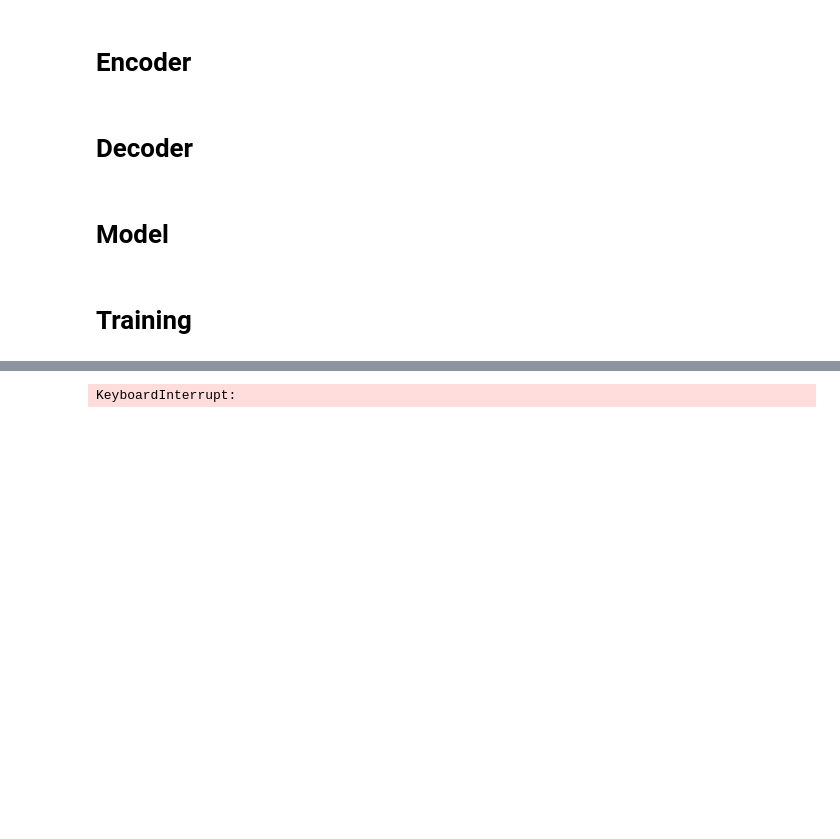
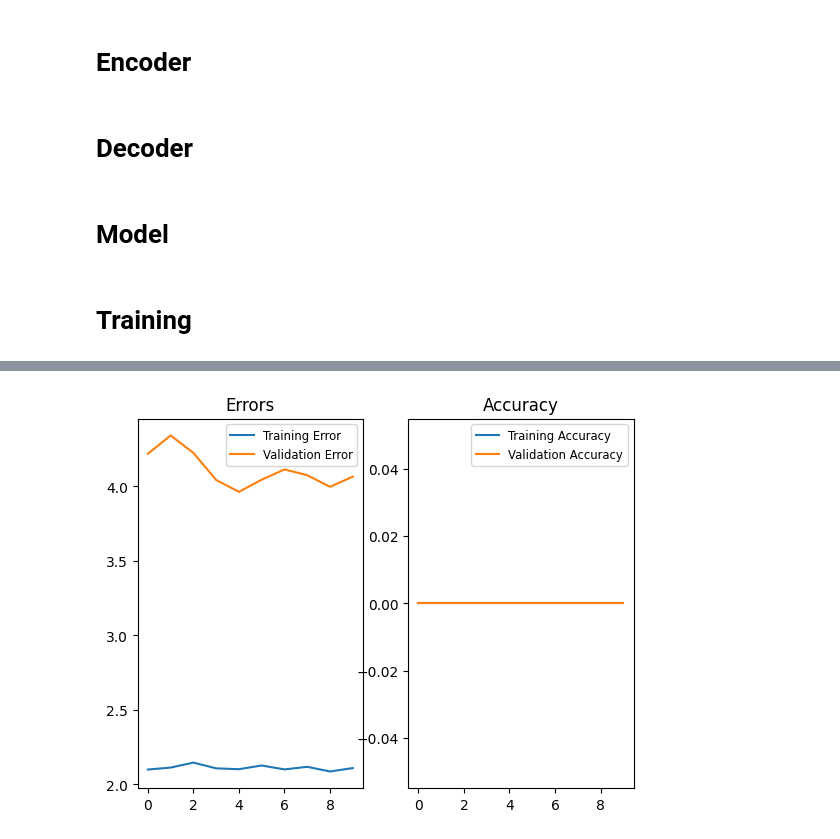
Before and after one commit to madhes23/CS6910_Assignment_3, a Jupyter notebook: main_copy.ipynb, the cells around one changed output, grey strips where cells are left out. Saved outputs shown, nothing was run; the diff lists cells and outputs as text; code cells hidden in the pictures; blank space fills up the shorter version.

Commit message:
added graphs and corrected teacher forcing

```diff
--- a/main_copy.ipynb
+++ b/main_copy.ipynb
@@ -224,7 +223,7 @@ class Seq2Seq(nn.Module):
         self.enc_to_dec = nn.Linear(encoder_layers*D, decoder_layers*D)
         self.rnn_class = decoder.rnn_class #we use same rnn in both encoder and decoder
 
-    def forward(self, source, target, teacher_force_ratio=0.5):
+    def forward(self, source, target, teacher_force_ratio=0):
         """source : (source_len, N) - not sure
         teacher_forching_ratio : probability in which original values is favored over predicted values
                                 if 0 : predicted values is passed for all chars in target
@@ -332,8 +331,8 @@ class Seq2Seq(nn.Module):
             no_of_batch = 0
             running_accuracy = 0
             for i in range(0, len(soruce_strings), batch_size):
-                inp_data = string_to_tensor(preprocess(soruce_strings[i:i+batch_size], start_token, end_token, pad_token), en_l2i).transpose(0,1)
-                target = string_to_tensor(preprocess(target_strings[i:i+batch_size], start_token, end_token, pad_token), tr_l2i).transpose(0,1)
+                inp_data = string_to_tensor(preprocess(soruce_strings[i:i+batch_size], start_token, end_token, pad_token), en_l2i, unk_token).transpose(0,1)
+                target = string_to_tensor(preprocess(target_strings[i:i+batch_size], start_token, end_token, pad_token), tr_l2i, unk_token).transpose(0,1)
 
                 output = self(inp_data, target)
                 running_accuracy += self.calc_accuracy(output.argmax(2), target)
@@ -344,12 +343,12 @@ class Seq2Seq(nn.Module):
                 loss = criterion(output, target)
                 loss += loss.item()
                 no_of_batch += 1
-        return loss, running_accuracy*100/no_of_batch
+        return loss, running_accuracy/no_of_batch
 # %% [markdown]
 # Training
 # %%
 # Training hyperparameters
-num_epochs = 1000
+num_epochs = 10
 learning_rate = 0.001
 batch_size = 32
 
@@ -364,7 +363,7 @@ encoder_layers = 2
 decoder_layers = 2
 enc_dropout = 0.5
 dec_dropout = 0.5
-hidden_size = 32
+hidden_size = 64
 bi_directional = True
 rnn = nn.LSTM
 # %%
@@ -394,7 +393,7 @@ def temp_print(output):
         res.append(temp)
     return res
 # %%
-loss_list, acc_list = [], []
+loss_list, acc_list, val_loss_list, val_acc_list = [], [], [], []
 
 init_teacher_forcing_ratio = 0.8
 for epoch in range(num_epochs):
@@ -402,7 +401,7 @@ for epoch in range(num_epochs):
     no_of_batch = 0
     running_accuracy = 0
 
-    for i in range(0, len(train_source), batch_size):
+    for i in range(0, len(train_source[:32]), batch_size):
         src_strings = train_source[i: i+batch_size]
         tar_strings = train_target[i: i+batch_size]
 
@@ -410,8 +409,8 @@ for epoch in range(num_epochs):
         tar_strings = preprocess(tar_strings, start_token, end_token, pad_token)
 
         #transposing to make the shape as expected
-        inp_data = string_to_tensor(src_strings, en_l2i).transpose(0,1)
-        target = string_to_tensor(tar_strings, tr_l2i).transpose(0,1)
+        inp_data = string_to_tensor(src_strings, en_l2i, unk_token).transpose(0,1)
+        target = string_to_tensor(tar_strings, tr_l2i, unk_token).transpose(0,1)
 
         #here teacher forcing ratio will reduces linearly from init_teacher_forcing_ratio to 0 in half the number of epochs
         teacher_forcing_ratio = max(0, init_teacher_forcing_ratio * (1 - (epoch*2/num_epochs)))
@@ -452,12 +451,14 @@ for epoch in range(num_epochs):
     # # print(f"val output : {val_output.shape} \t val_target: {val_target_tensor.shape}")
     # val_loss = criterion(val_output, val_target_tensor)
 
-    val_loss, val_accuracy= mod.calc_evaluation_metrics(val_source, val_target)
+    val_loss, val_accuracy= mod.calc_evaluation_metrics(val_source[:32], val_target[:32])
     # val_loss = 0
 
-    print(f"[Epoch {epoch+1:3d}/{num_epochs}] \t Loss: {(running_loss/no_of_batch):.4f}\t Acc: {(running_accuracy/no_of_batch):2.2f} \t Val Loss: {val_loss:2.4f}\t Val Acc: {val_accuracy:2.2f}")
+    print(f"[Epoch {epoch+1:3d}/{num_epochs}] \t Loss: {(running_loss/no_of_batch):.3f}\t Acc: {(running_accuracy/no_of_batch):2.2f} \t Val Loss: {val_loss:2.3f}\t Val Acc: {val_accuracy:2.2f}")
     loss_list.append(running_loss/no_of_batch)
     acc_list.append(running_accuracy/no_of_batch)
+    val_loss_list.append(val_loss)
+    val_acc_list.append(val_accuracy)
 
-plt.plot(loss_list)
+fig = plot_graphs(loss_list, val_loss_list, acc_list, val_acc_list)
 # %% [output]
@@ -481 +475 @@ plt.plot(loss_list)
-KeyboardInterrupt:
+[figure, added]
```
Also changed, not shown: parts of 4 cells of this notebook, 1 other file.
